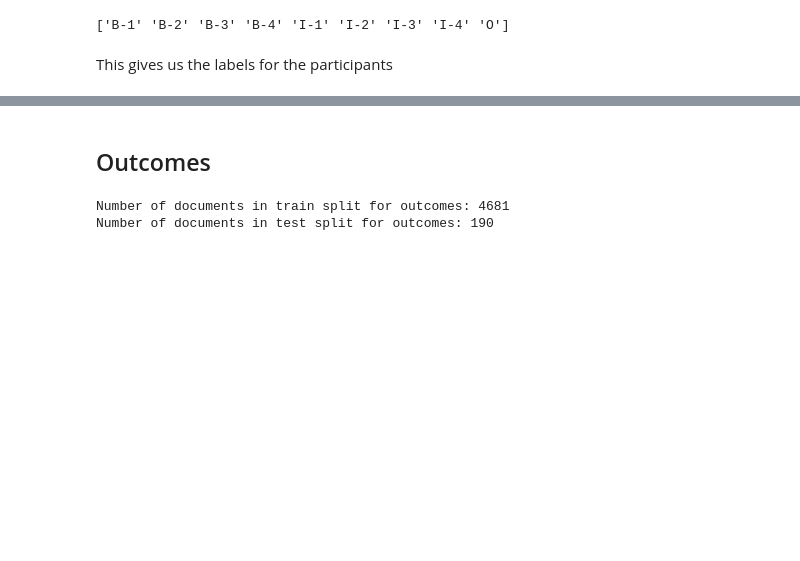
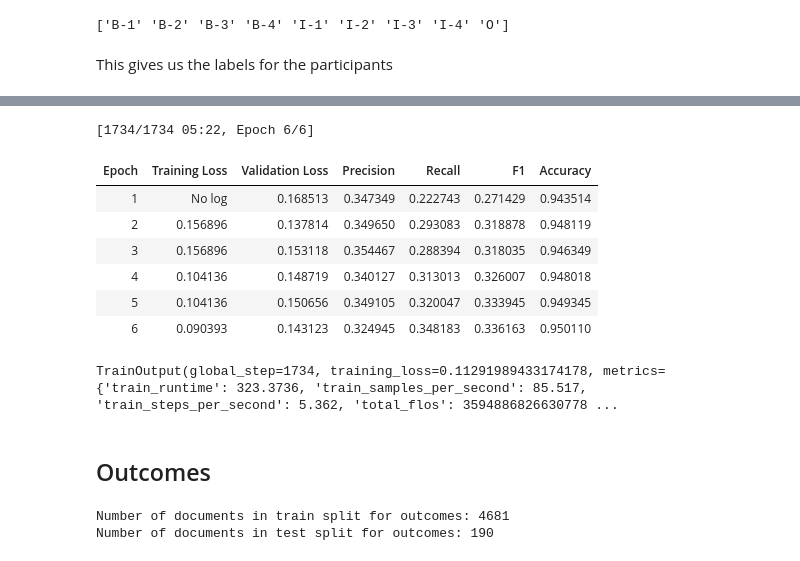
Before and after one commit to Blacknomizi/IATA-Coursework-Group2, a Jupyter notebook: notebook/04_transformer_finetuned.ipynb, the cells around one changed output, grey strips where cells are left out. Cells and saved outputs as stored; diff of their text form; code cells hidden in the pictures; blank space fills up the shorter version.

```diff
--- a/notebook/04_transformer_finetuned.ipynb
+++ b/notebook/04_transformer_finetuned.ipynb
@@ -541,7 +551,7 @@ training_args_p = TrainingArguments(
     learning_rate = 2e-5,
     per_device_train_batch_size = 16,
     per_device_eval_batch_size = 16,
-    num_train_epochs = 1,
+    num_train_epochs = 6,
     weight_decay = 0.01,
     eval_strategy = "epoch",
     save_strategy = "epoch",
@@ -559,4 +569,14 @@ trainer_p = Trainer(
     compute_metrics = compute_metrics_p,
 )
 # %%
-#trainer_p.train()
+trainer_p.train()
+# %% [output]
+[1734/1734 05:22, Epoch 6/6]
+| Epoch | Training Loss | Validation Loss | Precision | Recall | F1 | Accuracy |
+| 1 | No log | 0.168513 | 0.347349 | 0.222743 | 0.271429 | 0.943514 |
+| 2 | 0.156896 | 0.137814 | 0.349650 | 0.293083 | 0.318878 | 0.948119 |
+| 3 | 0.156896 | 0.153118 | 0.354467 | 0.288394 | 0.318035 | 0.946349 |
+| 4 | 0.104136 | 0.148719 | 0.340127 | 0.313013 | 0.326007 | 0.948018 |
+| 5 | 0.104136 | 0.150656 | 0.349105 | 0.320047 | 0.333945 | 0.949345 |
+| 6 | 0.090393 | 0.143123 | 0.324945 | 0.348183 | 0.336163 | 0.950110 |
+TrainOutput(global_step=1734, training_loss=0.11291989433174178, metrics={'train_runtime': 323.3736, 'train_samples_per_second': 85.517, 'train_steps_per_second': 5.362, 'total_flos': 3594886826630778 ...
```
Also changed, not shown: parts of 29 cells of this notebook.
